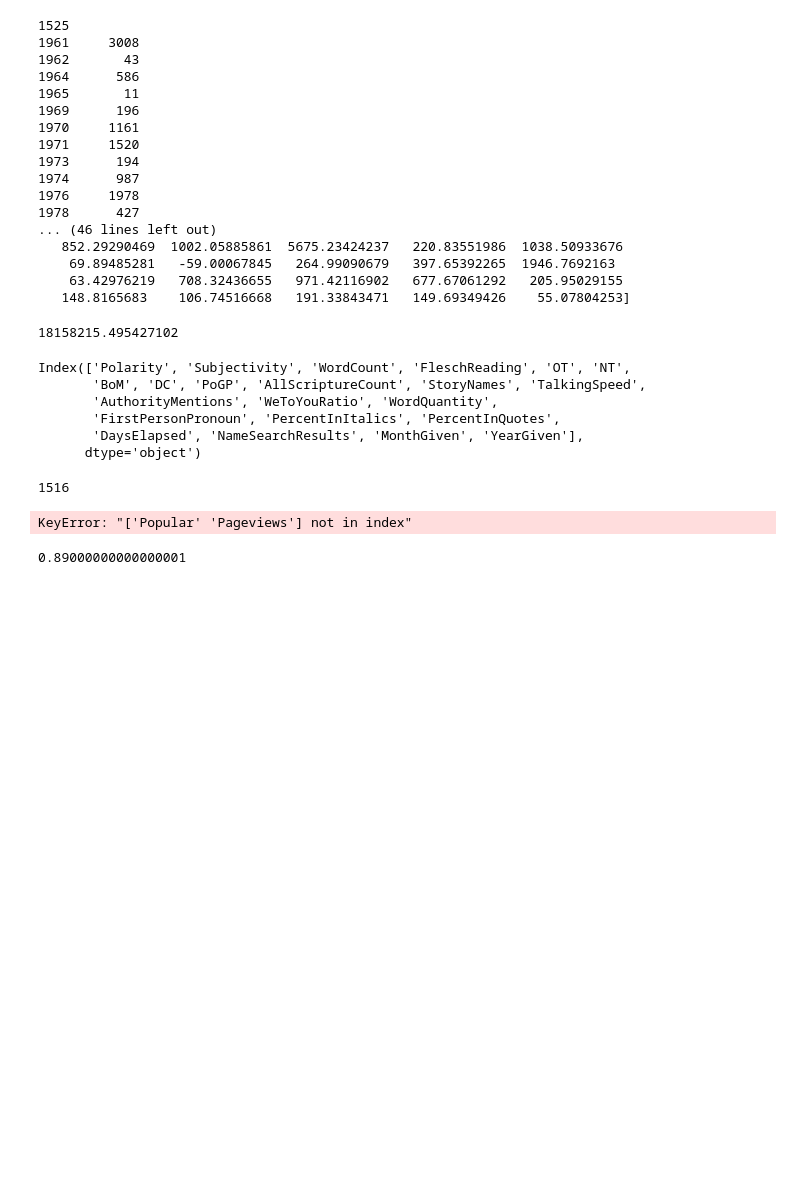
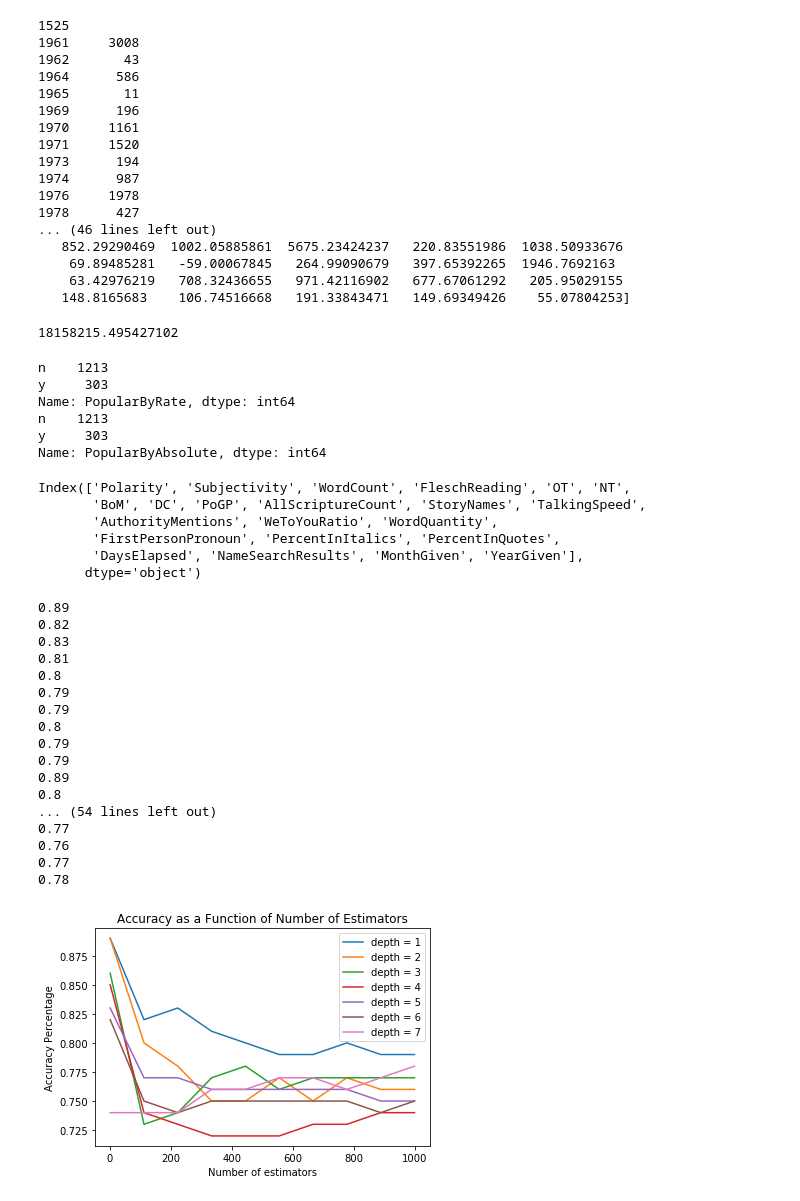
Before and after one commit to jacobobryant/cs478, a Jupyter notebook: analysis.ipynb, the cells around one changed output. Drawn from its saved outputs; the diff is of its cells as text; code cells hidden in the pictures; blank space fills up the shorter version.

```diff
--- a/analysis.ipynb
+++ b/analysis.ipynb
@@ -111,8 +112,17 @@ mean_squared_error(Y_test, est.predict(X_test))
 18158215.495427102
 # %%
 filtered = pd.read_csv("Learning/features.csv")
-feature = filtered["Popular"]
-filtered = filtered.drop(["Popular","Gender","Pageviews"],axis = 1)
+feature = filtered["PopularByAbsolute"]
+print(filtered["PopularByRate"].value_counts())
+print(filtered["PopularByAbsolute"].value_counts())
+filtered = filtered.drop(["PopularByRate","PopularByAbsolute","Gender","Pageviews"],axis = 1)
+# %% [output]
+n    1213
+y     303
+Name: PopularByRate, dtype: int64
+n    1213
+y     303
+Name: PopularByAbsolute, dtype: int64
 # %%
 print(filtered.keys())
 # %% [output]
@@ -122,19 +132,42 @@ Index(['Polarity', 'Subjectivity', 'WordCount', 'FleschReading', 'OT', 'NT',
        'FirstPersonPronoun', 'PercentInItalics', 'PercentInQuotes',
        'DaysElapsed', 'NameSearchResults', 'MonthGiven', 'YearGiven'],
       dtype='object')
-# %%
-print(len(filtered))
-print(filtered[["Popular","Pageviews","StoryNames","NameSearchResults","MonthGiven"]])
-# %% [output]
-1516
-KeyError: "['Popular' 'Pageviews'] not in index"
 # %%
 #Random Forest?
 #np.random.randint(1,1400,size = 1400)
-
+X = np.linspace(1,1000,10)
+result = []
 xTrain, xTest = filtered[100:], filtered[:100]
 yTrain, yTest = feature[100:], feature[:100]
-clf = GradientBoostingClassifier(n_estimators=100,learning_rate=1,max_depth=1,random_state=0).fit(xTrain,yTrain)
-clf.score(xTest,yTest)
+for p in range(1,40,5):
+    for n in X:
+        clf = GradientBoostingClassifier(n_estimators=int(n),learning_rate=1,max_depth=p,random_state=0).fit(xTrain,yTrain)
+        score = clf.score(xTest,yTest)
+        print(score)
+        result.append(score)
+    plt.plot(X,result,label = "depth = {}".format(p))
+    result = []
+    plt.xlabel("Number of estimators")
+    plt.ylabel("Accuracy Percentage")
+    plt.title("Accuracy as a Function of Number of Estimators")
+plt.legend()
+plt.show()
 # %% [output]
-0.89000000000000001
+0.89
+0.82
+0.83
+0.81
+0.8
+0.79
+0.79
+0.8
+0.79
+0.79
+0.89
+0.8
+... (54 lines left out)
+0.77
+0.76
+0.77
+0.78
+[figure, added]
```
Also changed, not shown: parts of 1 cell of this notebook.
